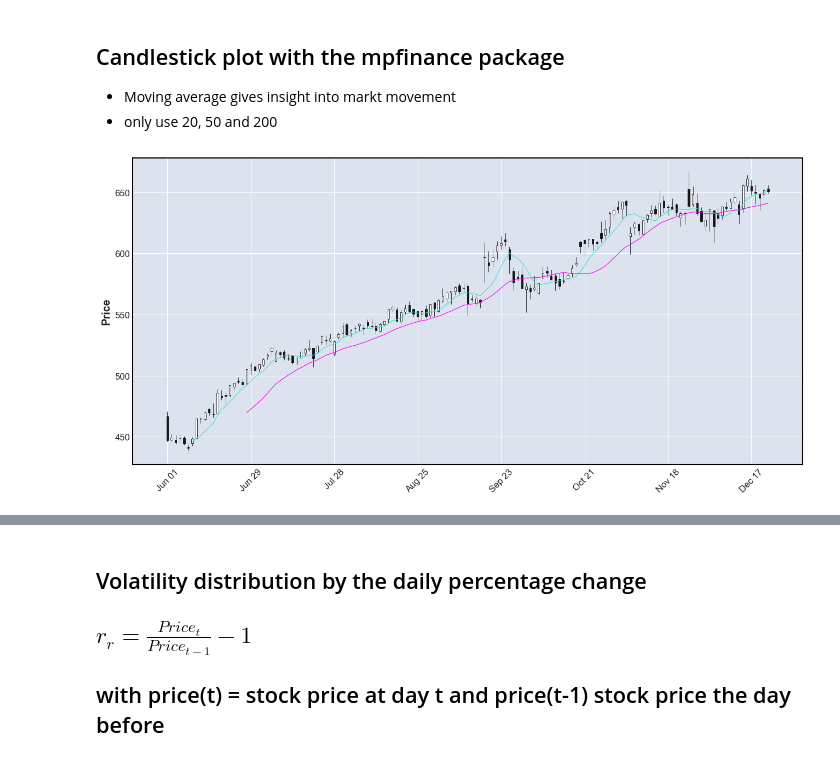
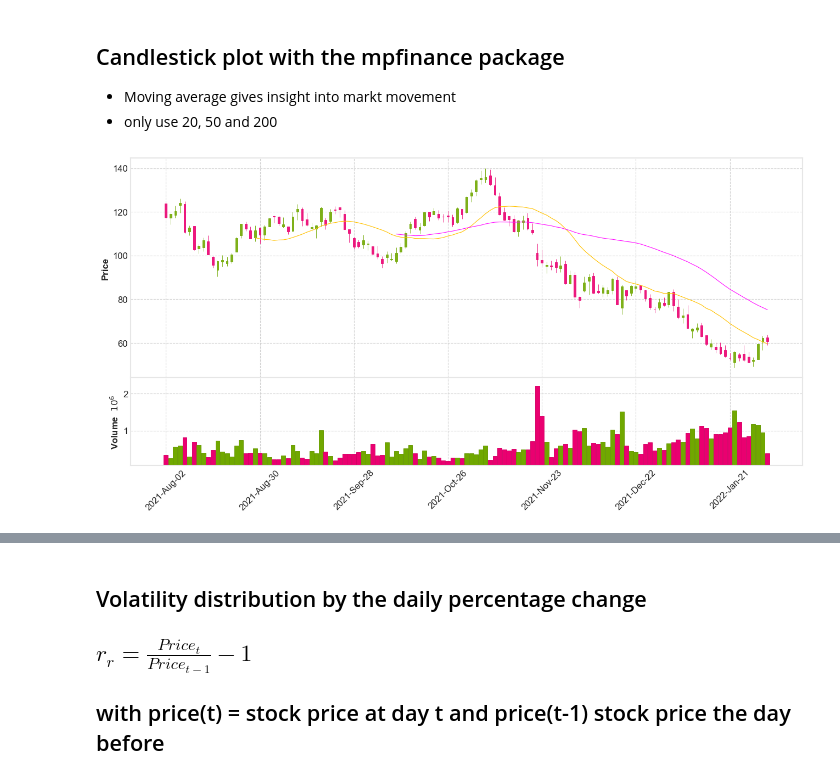
Before and after one commit to cewinharhar/stockMarketAnalysis, a Jupyter notebook: stockMarketAnalysis.ipynb, the cells around one changed output, grey strips where cells are left out. Saved outputs shown, nothing was run; the diff lists cells and outputs as text; code cells hidden in the pictures.

```diff
--- a/stockMarketAnalysis.ipynb
+++ b/stockMarketAnalysis.ipynb
@@ -151,7 +136,9 @@ stocker(CODEXIS, 20, 50, 200)
 * Moving average gives insight into markt movement
 * only use 20, 50 and 200
 # %%
-TMO = web.DataReader("CDXS", source, startX, endX)
-mpf.plot(TMO,type='candle',mav=(7, 20), figsize=(17,8)) #set moving averages range with mav=
+startX = datetime.datetime(2021, 8, 1)
+endX = datetime.datetime.today()
+STOCK = web.DataReader("TWST", source, startX, endX)
+mpf.plot(STOCK, type='candle', mav=(20, 50, 200), style="binance", figsize=(17,8), volume=True) #set moving averages range with mav=
 # %% [output]
-[figure, old version]
+[figure, new version]
```
Also changed, not shown: parts of 8 cells of this notebook.
